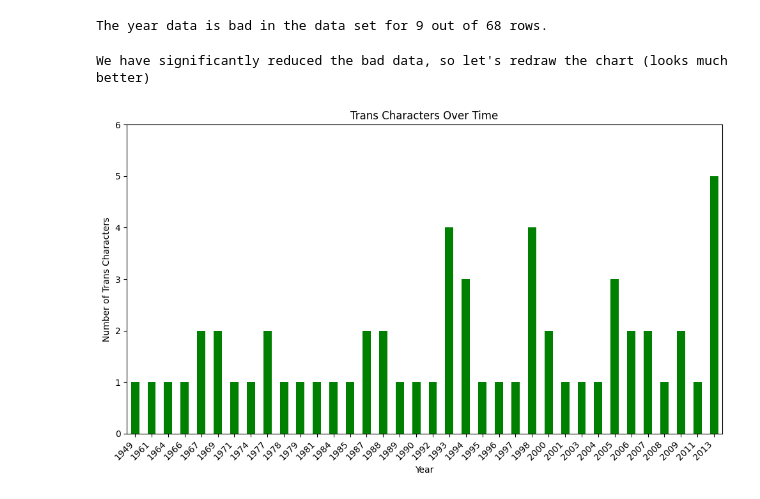
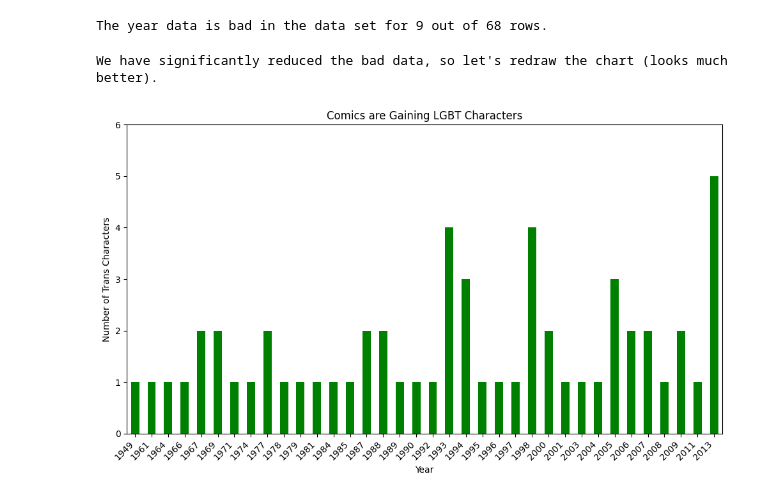
Before and after one commit to stevegon3/uw, a Jupyter notebook: IMT573/IMT_573_5.16_ps5_descriptive_data_analysis_SGonzales.ipynb, the cells around one changed output. Drawn from its saved outputs; the diff is of its cells as text; code cells hidden in the pictures.

```diff
--- a/IMT573/IMT_573_ps5_descriptive_data_analysis_SGonzales.ipynb
+++ b/IMT573/IMT_573_5.16_ps5_descriptive_data_analysis_SGonzales.ipynb
@@ -323,31 +323,31 @@ else:
 # %% [output]
 The year data is bad in the data set for 9 out of 68 rows.
 # %%
-print("We have significantly reduced the bad data, so let's redraw the chart (looks much better)")
+print("We have significantly reduced the bad data, so let's redraw the chart (looks much better).")
 ax.xaxis.set_major_formatter(mtick.FuncFormatter(lambda x, _: f'{int(x)}'))
 
 # Remove rows with NaN values in 'year'
 df_trans = df_trans[df_trans['year'].notna()]
 
 # Group by year and count
 trans_counts = df_trans.groupby('year').size()
 
 # Create the bar chart
 plt.figure(figsize=(10, 6))
 ax = trans_counts.plot(kind='bar', color='green')
 
 plt.xlabel('Year')
 plt.ylabel('Number of Trans Characters')
-plt.title('Trans Characters Over Time')
+plt.title('Comics are Gaining LGBT Characters')
 
 # Convert x and y axis to integers
 ax.set_xticks(range(len(trans_counts.index)))  # Set integer ticks
 ax.set_xticklabels(trans_counts.index.astype(int)) # Set integer labels
 ax.set_yticks(range(0, trans_counts.max() + 2)) # Example: ticks every 2 units, adjust as needed
 
 plt.xticks(rotation=45, ha='right')
 plt.tight_layout()
 plt.show()
 # %% [output]
-We have significantly reduced the bad data, so let's redraw the chart (looks much better)
+We have significantly reduced the bad data, so let's redraw the chart (looks much better).
-[figure, old version]
+[figure, new version]
```
Also changed, not shown: parts of 1 cell of this notebook, 2 other files.
